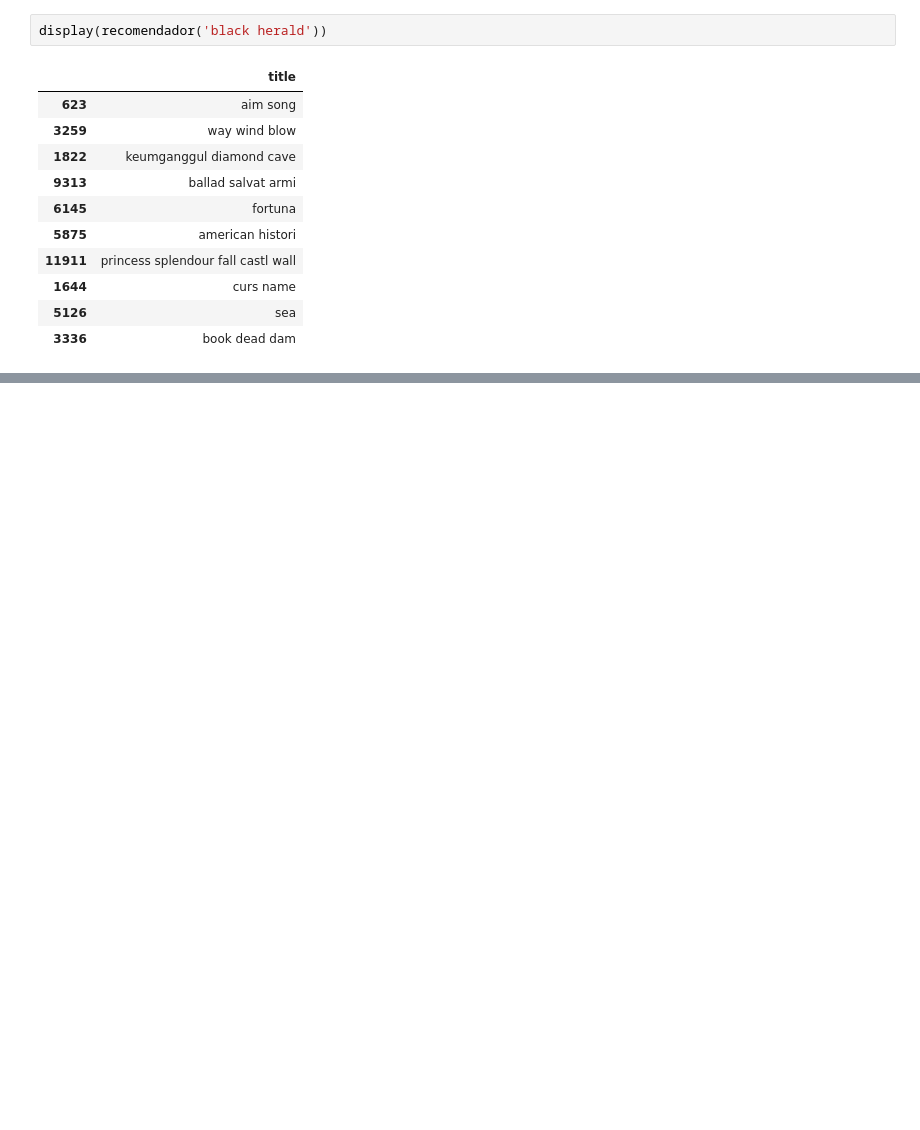
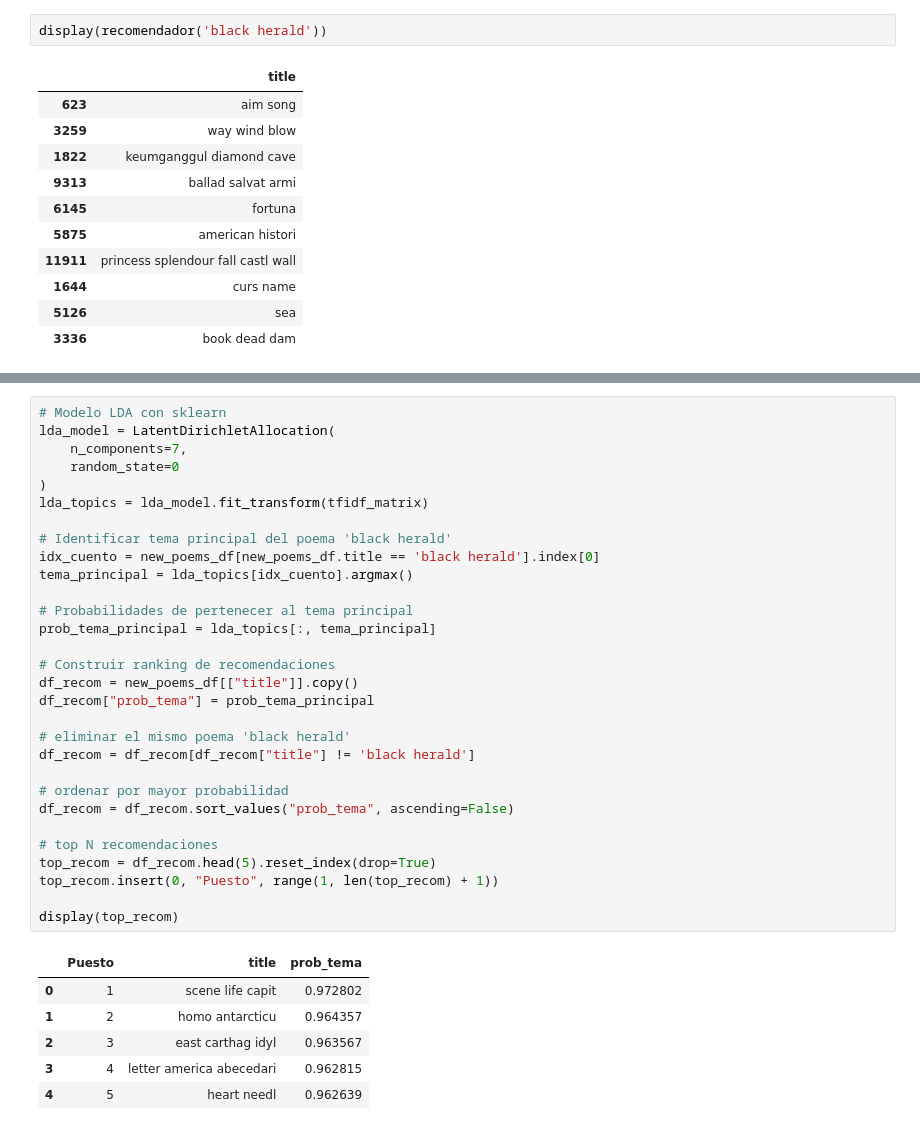
Before and after one commit to HubertRonald/VersoVector, a Jupyter notebook: notebook/02_embeddings_unsupervised.ipynb, the cells around one changed output, grey strips where cells are left out. Drawn from its saved outputs; the diff is of its cells as text; blank space fills up the shorter version.

```diff
--- a/notebook/02_embeddings_unsupervised.ipynb
+++ b/notebook/02_embeddings_unsupervised.ipynb
@@ -249,0 +254,37 @@ display(recom_tfidf_corr)
+# %%
+# Modelo LDA con sklearn
+lda_model = LatentDirichletAllocation(
+    n_components=7,
+    random_state=0
+)
+lda_topics = lda_model.fit_transform(tfidf_matrix)
+
+# Identificar tema principal del poema 'black herald'
+idx_cuento = new_poems_df[new_poems_df.title == 'black herald'].index[0]
+tema_principal = lda_topics[idx_cuento].argmax()
+
+# Probabilidades de pertenecer al tema principal
+prob_tema_principal = lda_topics[:, tema_principal]
+
+# Construir ranking de recomendaciones
+df_recom = new_poems_df[["title"]].copy()
+df_recom["prob_tema"] = prob_tema_principal
+
+# eliminar el mismo poema 'black herald'
+df_recom = df_recom[df_recom["title"] != 'black herald']
+
+# ordenar por mayor probabilidad
+df_recom = df_recom.sort_values("prob_tema", ascending=False)
+
+# top N recomendaciones
+top_recom = df_recom.head(5).reset_index(drop=True)
+top_recom.insert(0, "Puesto", range(1, len(top_recom) + 1))
+
+display(top_recom)
+# %% [output]
+|  | Puesto | title | prob_tema |
+| 0 | 1 | scene life capit | 0.972802 |
+| 1 | 2 | homo antarcticu | 0.964357 |
+| 2 | 3 | east carthag idyl | 0.963567 |
+| 3 | 4 | letter america abecedari | 0.962815 |
+| 4 | 5 | heart needl | 0.962639 |
```
Also changed, not shown: parts of 2 cells of this notebook.
